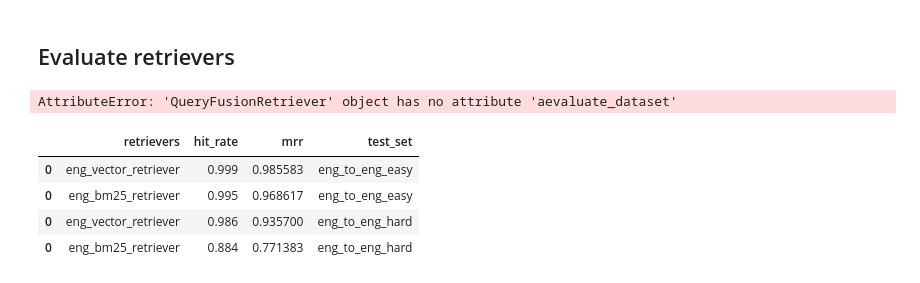
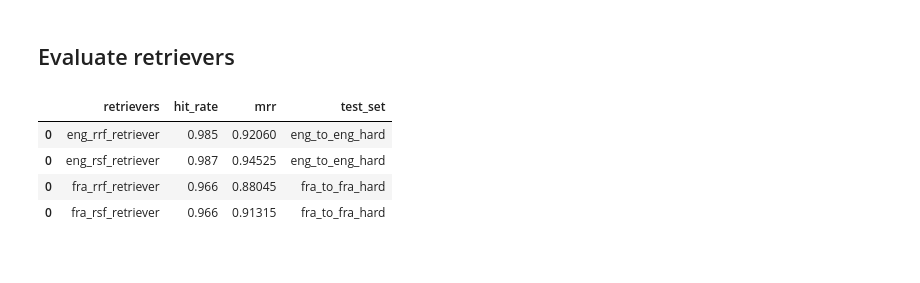
Before and after one commit to justice-bac/laws-clir, a Jupyter notebook: 4_hybrid_eval.ipynb, the cells around one changed output. Cells and saved outputs as stored; diff of their text form; code cells hidden in the pictures.

```diff
--- a/4_hybrid_eval.ipynb
+++ b/4_hybrid_eval.ipynb
@@ -210,6 +210,7 @@ eng_rrf_retriever = QueryFusionRetriever(
     mode="reciprocal_rerank",
     use_async=False,
     verbose=True,
+    retriever_weights=[0.7, 0.3],
     llm=llm,
 )
 
@@ -220,6 +221,7 @@ fra_rrf_retriever = QueryFusionRetriever(
     mode="reciprocal_rerank",
     use_async=False,
     verbose=True,
+    retriever_weights=[0.7, 0.3],
     llm=llm,
 )
 
@@ -230,6 +232,7 @@ eng_rsf_retriever = QueryFusionRetriever(
     mode="relative_score",
     use_async=False,
     verbose=True,
+    retriever_weights=[0.7, 0.3],
     llm=llm,
 )
 
@@ -240,26 +243,7 @@ fra_rsf_retriever = QueryFusionRetriever(
     mode="relative_score",
     use_async=False,
     verbose=True,
-    llm=llm,
-)
-
-eng_dbs_retriever = QueryFusionRetriever(
-    [eng_vector_retriever, eng_bm25_retriever],
-    similarity_top_k=5,
-    num_queries=1,  # set this to 1 to disable query generation
-    mode="dist_based_score",
-    use_async=False,
-    verbose=True,
-    llm=llm,
-)
-
-fra_dbs_retriever = QueryFusionRetriever(
-    [fra_vector_retriever, fra_bm25_retriever],
-    similarity_top_k=5,
-    num_queries=1,  # set this to 1 to disable query generation
-    mode="dist_based_score",
-    use_async=False,
-    verbose=True,
+    retriever_weights=[0.7, 0.3],
     llm=llm,
 )
 
@@ -275,48 +259,27 @@ eng_rsf_evaluator = RetrieverEvaluator.from_metric_names(
 fra_rsf_evaluator = RetrieverEvaluator.from_metric_names(
     metrics, retriever=fra_rsf_retriever
 )
-eng_dbs_evaluator = RetrieverEvaluator.from_metric_names(
-    metrics, retriever=eng_dbs_retriever
-)
-fra_dbs_evaluator = RetrieverEvaluator.from_metric_names(
-    metrics, retriever=fra_dbs_retriever
-)
-
-eng_to_eng_hard_rrf = await eng_rrf_evaluator.aevaluate_dataset(eng_to_eng_hard)
-fra_to_fra_hard_rrf = await fra_rrf_evaluator.aevaluate_dataset(fra_to_fra_hard)
-eng_to_eng_hard_rsf = await eng_rsf_evaluator.aevaluate_dataset(eng_to_eng_hard)
-fra_to_fra_hard_rsf = await fra_rsf_evaluator.aevaluate_dataset(fra_to_fra_hard)
-eng_to_eng_hard_dbs = await eng_dbs_evaluator.aevaluate_dataset(eng_to_eng_hard)
-fra_to_fra_hard_dbs = await fra_dbs_evaluator.aevaluate_dataset(fra_to_fra_hard)
-# %% [output]
-AttributeError: 'QueryFusionRetriever' object has no attribute 'aevaluate_dataset'
 # %%
-# result1 = display_results("eng_vector_retriever", eng_to_eng_easy_vector)
-# result1["test_set"] = "eng_to_eng_easy"
-# result2 = display_results("eng_bm25_retriever", eng_to_eng_easy_bm25)
-# result2["test_set"] = "eng_to_eng_easy"
-# result3 = display_results("eng_vector_retriever", eng_to_eng_hard_vector)
-# result3["test_set"] = "eng_to_eng_hard"
-# result4 = display_results("eng_bm25_retriever", eng_to_eng_hard_bm25)
-# result4["test_set"] = "eng_to_eng_hard"
+
+eng_to_eng_hard_rrf = await eng_rrf_evaluator.aevaluate_dataset(eng_to_eng_hard)
+fra_to_fra_hard_rrf = await fra_rrf_evaluator.aevaluate_dataset(fra_to_fra_hard)
+eng_to_eng_hard_rsf = await eng_rsf_evaluator.aevaluate_dataset(eng_to_eng_hard)
+fra_to_fra_hard_rsf = await fra_rsf_evaluator.aevaluate_dataset(fra_to_fra_hard)
+
 result1 = display_results("eng_rrf_retriever", eng_to_eng_hard_rrf)
 result1["test_set"] = "eng_to_eng_hard"
 result2 = display_results("eng_rsf_retriever", eng_to_eng_hard_rsf)
 result2["test_set"] = "eng_to_eng_hard"
-result3 = display_results("eng_dbs_retriever", eng_to_eng_hard_dbs)
-result3["test_set"] = "eng_to_eng_hard"
 result4 = display_results("fra_rrf_retriever", fra_to_fra_hard_rrf)
 result4["test_set"] = "fra_to_fra_hard"
 result5 = display_results("fra_rsf_retriever", fra_to_fra_hard_rsf)
 result5["test_set"] = "fra_to_fra_hard"
-result6 = display_results("fra_dbs_retriever", fra_to_fra_hard_dbs)
-result6["test_set"] = "fra_to_fra_hard"
 
-result = pd.concat([result1, result2, result3, result4, result5, result6])
+result = pd.concat([result1, result2, result4, result5])
 result
 # %% [output]
 |  | retrievers | hit_rate | mrr | test_set |
-| 0 | eng_vector_retriever | 0.999 | 0.985583 | eng_to_eng_easy |
-| 0 | eng_bm25_retriever | 0.995 | 0.968617 | eng_to_eng_easy |
-| 0 | eng_vector_retriever | 0.986 | 0.935700 | eng_to_eng_hard |
-| 0 | eng_bm25_retriever | 0.884 | 0.771383 | eng_to_eng_hard |
+| 0 | eng_rrf_retriever | 0.985 | 0.92060 | eng_to_eng_hard |
+| 0 | eng_rsf_retriever | 0.987 | 0.94525 | eng_to_eng_hard |
+| 0 | fra_rrf_retriever | 0.966 | 0.88045 | fra_to_fra_hard |
+| 0 | fra_rsf_retriever | 0.966 | 0.91315 | fra_to_fra_hard |
```
Also changed, not shown: parts of 11 cells of this notebook.
